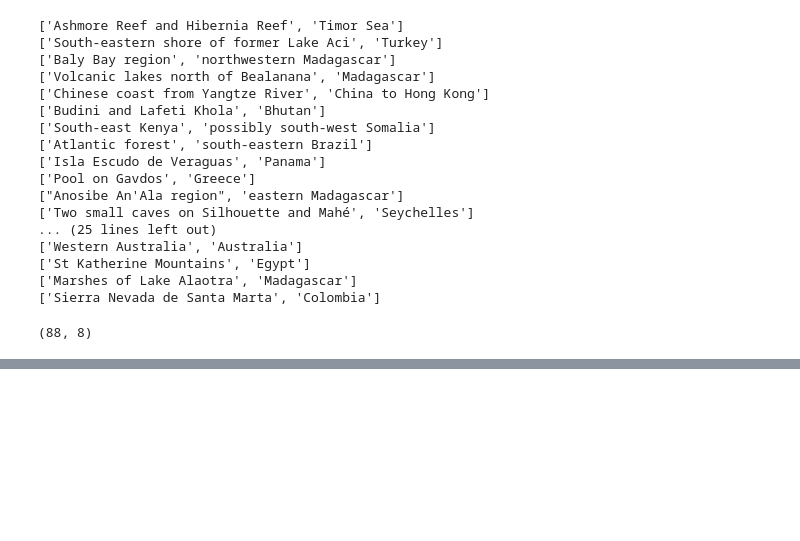
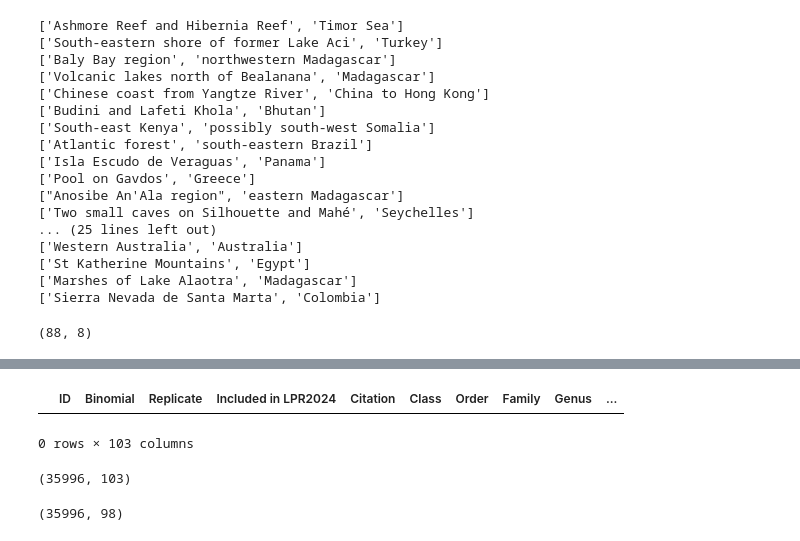
Before and after one commit to AbdelrahmanBekhit/EndangeredAnimal, a Jupyter notebook: endangeredSpecies.ipynb, the cells around one changed output, grey strips where cells are left out. Saved outputs shown, nothing was run; the diff lists cells and outputs as text; code cells hidden in the pictures; blank space fills up the shorter version.

```diff
--- a/endangeredSpecies.ipynb
+++ b/endangeredSpecies.ipynb
@@ -175,0 +196,12 @@ IndexError: list index out of range
+# %%
+trainingSet = pd.read_csv('D:\Woking Office\Calgary Hacks\EndangeredAnimal\LivingPlanetIndex_2024_PublicData\LivingPlanetIndex_2024_PublicData\LPD_2024_public.csv', encoding='ISO-8859-1')
+# %%
+trainingSet.head(0)
+# %% [output]
+|  | ID | Binomial | Replicate | Included in LPR2024 | Citation | Class | Order | Family | Genus | ... |
+0 rows × 103 columns
+# %%
+
+trainingSet.shape
+# %% [output]
+(35996, 103)
@@ -175,0 +211,4 @@ IndexError: list index out of range
+# %%
+df2.shape
+# %% [output]
+(35996, 98)
```
Also changed, not shown: parts of 13 cells of this notebook.
